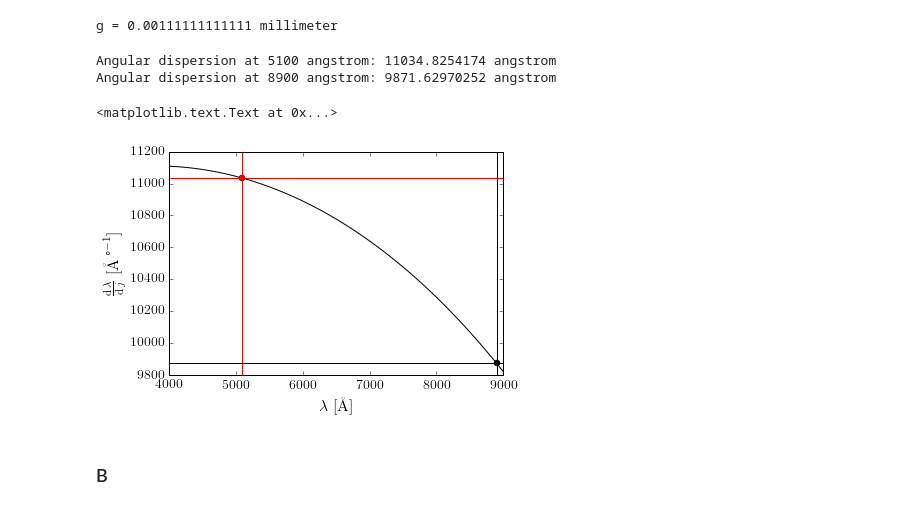
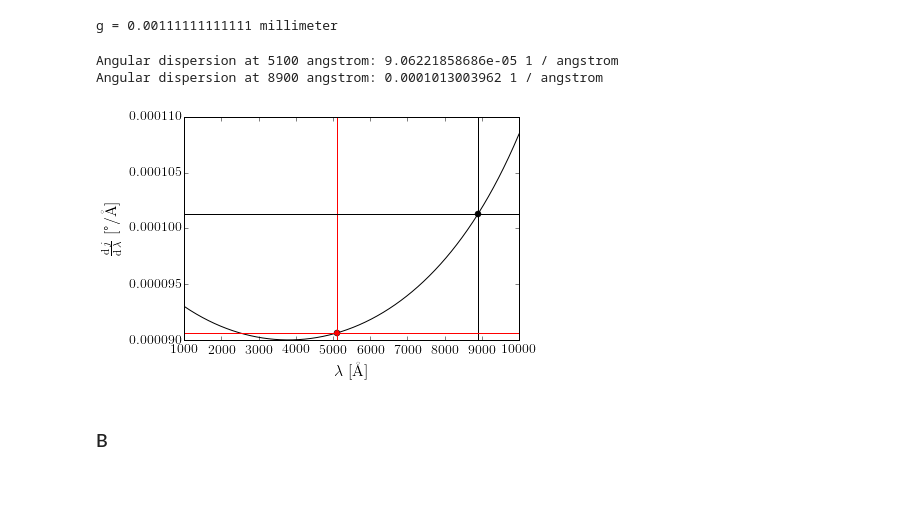
Before and after one commit to jhaux/AstroTech, a Jupyter notebook: zettel4/calculations.ipynb, the cells around one changed output. Cells and saved outputs as stored; diff of their text form; code cells hidden in the pictures.

```diff
--- a/zettel4/calculations.ipynb
+++ b/zettel4/calculations.ipynb
@@ -24,32 +24,33 @@ def ang_diffract(lamda, i=i, m=m, g=g):
 
 def angular_dispersion(lamda, g=g, i=i, m=m):
     j = ang_diffract(lamda, i, m, g)
-    return g*np.cos(j.to(ureg.radian)) / m
+    #print 'j = ', j.to(ureg.degree)
+    return m / (g*np.cos(j.to(ureg.radian)))
 # %%
 for lam in [l1, l2]:
     ang = angular_dispersion(lam)
-    print 'Angular dispersion at {0}: {1}'.format(lam, ang.to(ureg.angstrom))
+    print 'Angular dispersion at {0}: {1}'.format(lam, ang.to(1/ureg.angstrom))
 # %% [output]
-Angular dispersion at 5100 angstrom: 11034.8254174 angstrom
-Angular dispersion at 8900 angstrom: 9871.62970252 angstrom
+Angular dispersion at 5100 angstrom: 9.06221858686e-05 1 / angstrom
+Angular dispersion at 8900 angstrom: 0.0001013003962 1 / angstrom
 # %%
-lamda = np.linspace(4000, 9000, num=1000) * ureg.angstrom
-ang = angular_dispersion(lamda).to(ureg.angstrom)
+lamda = np.linspace(1000, 10000, num=1000) * ureg.angstrom
+ang = angular_dispersion(lamda).to(1/ureg.angstrom)
 # %%
 fig, ax = plt.subplots(1,1)
 ax.plot(lamda, ang, '-k')
-ax.plot(l1, angular_dispersion(l1).to(ureg.angstrom), 'or')
-ax.plot(l2, angular_dispersion(l2).to(ureg.angstrom), 'ok')
+ax.plot(l1, angular_dispersion(l1).to(1/ureg.angstrom), 'or')
+ax.plot(l2, angular_dispersion(l2).to(1/ureg.angstrom), 'ok')
 ax.axvline(l1.m, color='r')
 ax.axvline(l2.m, color='k')
-ax.axhline(angular_dispersion(l1).to(ureg.angstrom).m, color='r')
-ax.axhline(angular_dispersion(l2).to(ureg.angstrom).m, color='k')
+ax.axhline(angular_dispersion(l1).to(1/ureg.angstrom).m, color='r')
+ax.axhline(angular_dispersion(l2).to(1/ureg.angstrom).m, color='k')
 
 ax.set_xlabel('$\\lambda$ $[\\si{\\angstrom}]$')
-ax.set_ylabel('$\\frac{\\operatorname{d}\\lambda}{\\operatorname{d}j}$ $[\\si{\\angstrom\\per\\degree}]$')
+ax.set_ylabel('$\\frac{\\operatorname{d}j}{\\operatorname{d}\\lambda}$ $[\\si[per-mode=symbol]{\\degree\\per\\angstrom}]$')
+fig.savefig('./pic/ang.pdf')
 # %% [output]
-<matplotlib.text.Text at 0x...>
-[figure, old version]
+[figure, new version]
 # %% [markdown]
 ### B
 # %%
```
Also changed, not shown: parts of 5 cells of this notebook, 2 other files.
